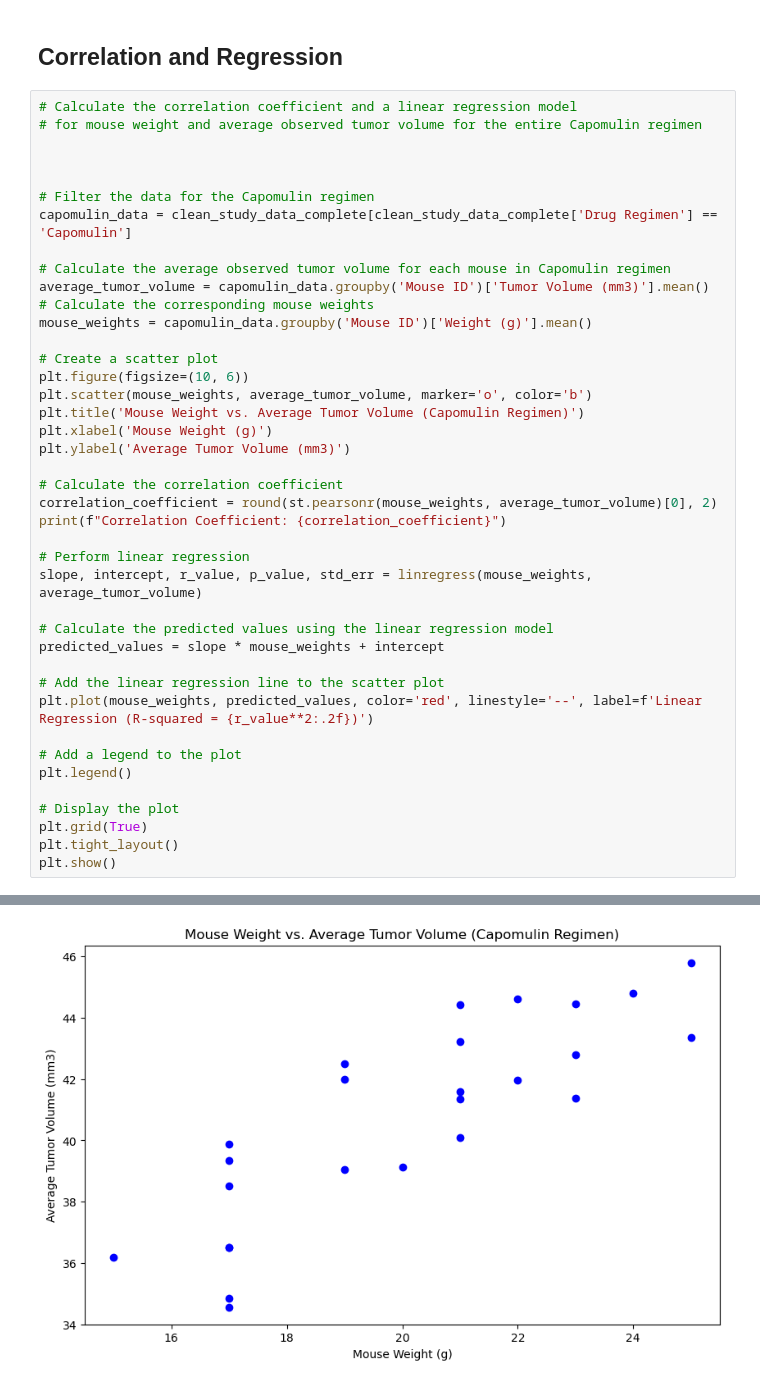
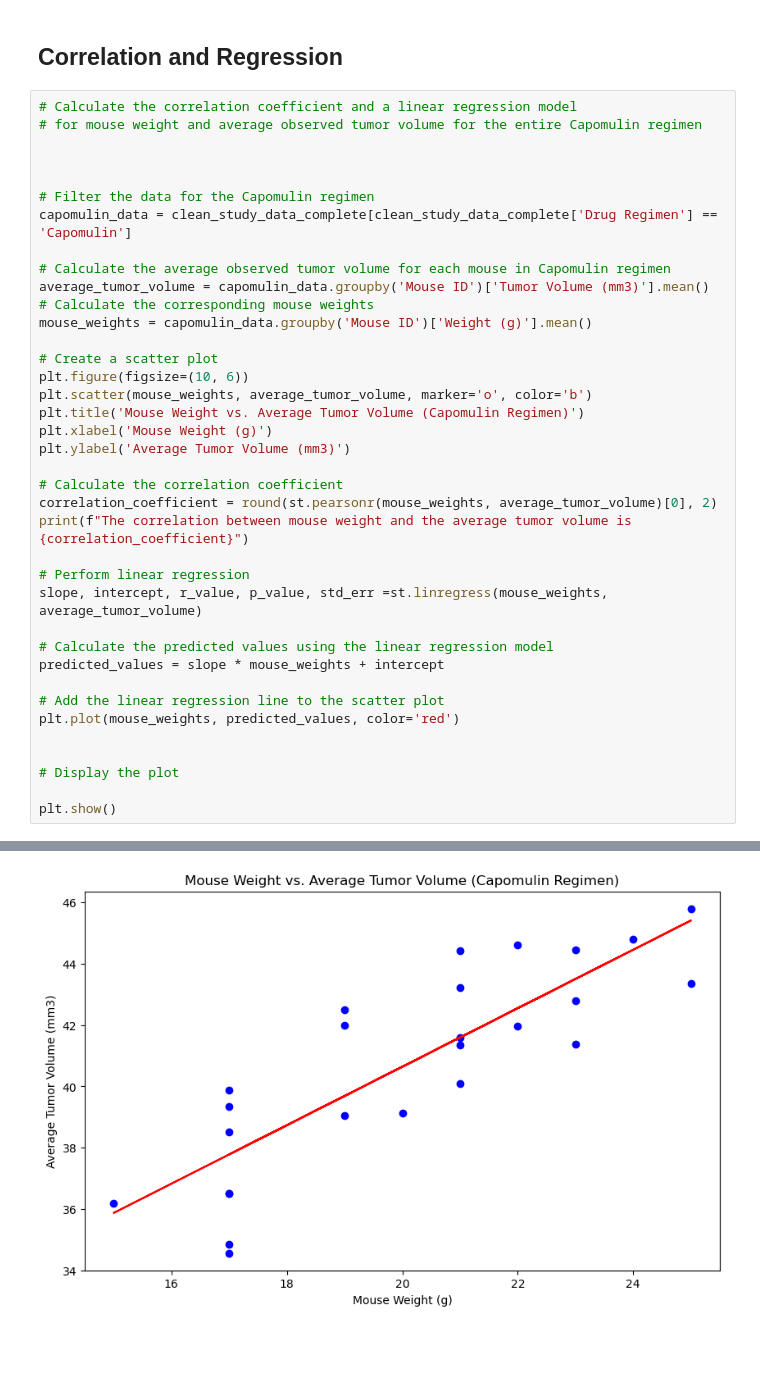
Before and after one commit to a-dhil/matplotlib-challenge, a Jupyter notebook: Pymaceuticals/pymaceuticals_starter.ipynb, the cells around one changed output, grey strips where cells are left out. Cells and saved outputs as stored; diff of their text form; blank space fills up the shorter version.

```diff
--- a/Pymaceuticals/pymaceuticals_starter.ipynb
+++ b/Pymaceuticals/pymaceuticals_starter.ipynb
@@ -371,22 +373,19 @@ plt.ylabel('Average Tumor Volume (mm3)')
 
 # Calculate the correlation coefficient
 correlation_coefficient = round(st.pearsonr(mouse_weights, average_tumor_volume)[0], 2)
-print(f"Correlation Coefficient: {correlation_coefficient}")
+print(f"The correlation between mouse weight and the average tumor volume is {correlation_coefficient}")
 
 # Perform linear regression
-slope, intercept, r_value, p_value, std_err = linregress(mouse_weights, average_tumor_volume)
+slope, intercept, r_value, p_value, std_err =st.linregress(mouse_weights, average_tumor_volume)
 
 # Calculate the predicted values using the linear regression model
 predicted_values = slope * mouse_weights + intercept
 
 # Add the linear regression line to the scatter plot
-plt.plot(mouse_weights, predicted_values, color='red', linestyle='--', label=f'Linear Regression (R-squared = {r_value**2:.2f})')
+plt.plot(mouse_weights, predicted_values, color='red')
 
-# Add a legend to the plot
-plt.legend()
 
 # Display the plot
-plt.grid(True)
-plt.tight_layout()
+
 plt.show()
 # %% [output]
@@ -395 +393 @@ NameError: name 'linregress' is not defined
-[figure, old version]
+[figure, new version]
```
Also changed, not shown: parts of 5 cells of this notebook.
